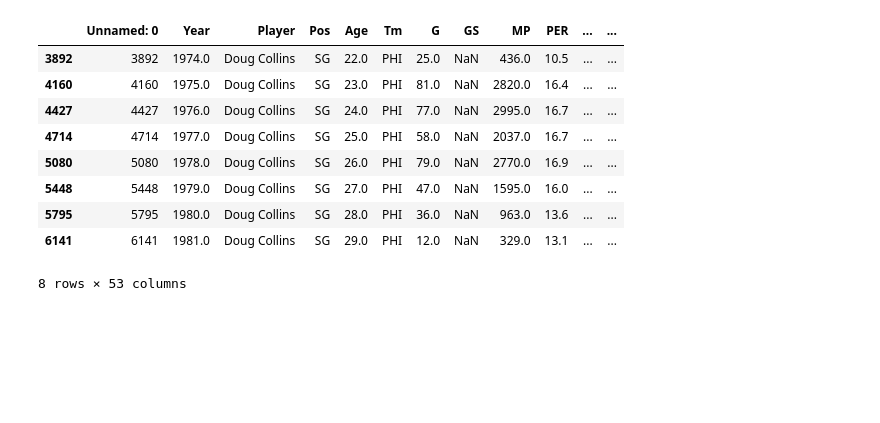
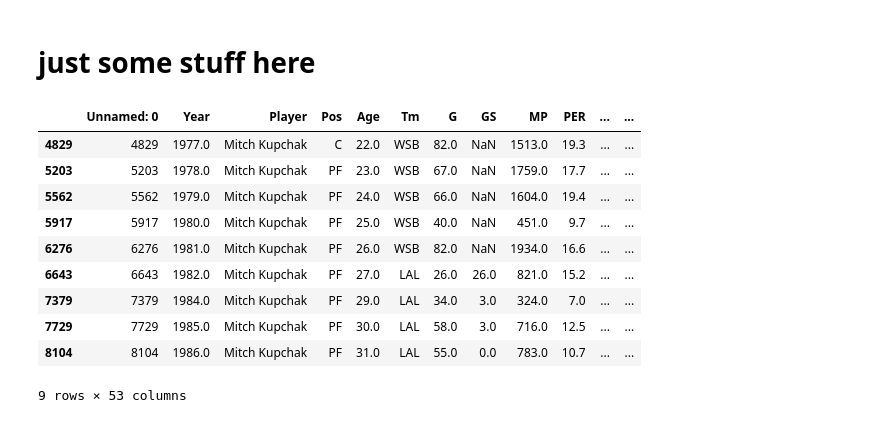
Before and after one commit to noogie13/nba-acl, a Jupyter notebook: analysis.ipynb, the cells around one changed output. Saved outputs shown, nothing was run; the diff lists cells and outputs as text; code cells hidden in the pictures; blank space fills up the shorter version.

```diff
--- a/analysis.ipynb
+++ b/analysis.ipynb
@@ -1,3 +1,5 @@
+# %% [markdown]
+# just some stuff here
 # %%
 from players import *
 from raw_players import players_raw
@@ -5,18 +7,19 @@ import numpy
 # %%
 player_list = [Player(name,years) for name,years in players_raw.items()]
 # %%
-player_list[1].stats
+player_list[3].stats
 # %% [output]
 |  | Unnamed: 0 | Year | Player | Pos | Age | Tm | G | GS | MP | PER | ... | ... |
-| 3892 | 3892 | 1974.0 | Doug Collins | SG | 22.0 | PHI | 25.0 | NaN | 436.0 | 10.5 | ... | ... |
-| 4160 | 4160 | 1975.0 | Doug Collins | SG | 23.0 | PHI | 81.0 | NaN | 2820.0 | 16.4 | ... | ... |
-| 4427 | 4427 | 1976.0 | Doug Collins | SG | 24.0 | PHI | 77.0 | NaN | 2995.0 | 16.7 | ... | ... |
-| 4714 | 4714 | 1977.0 | Doug Collins | SG | 25.0 | PHI | 58.0 | NaN | 2037.0 | 16.7 | ... | ... |
-| 5080 | 5080 | 1978.0 | Doug Collins | SG | 26.0 | PHI | 79.0 | NaN | 2770.0 | 16.9 | ... | ... |
-| 5448 | 5448 | 1979.0 | Doug Collins | SG | 27.0 | PHI | 47.0 | NaN | 1595.0 | 16.0 | ... | ... |
-| 5795 | 5795 | 1980.0 | Doug Collins | SG | 28.0 | PHI | 36.0 | NaN | 963.0 | 13.6 | ... | ... |
-| 6141 | 6141 | 1981.0 | Doug Collins | SG | 29.0 | PHI | 12.0 | NaN | 329.0 | 13.1 | ... | ... |
+| 4829 | 4829 | 1977.0 | Mitch Kupchak | C | 22.0 | WSB | 82.0 | NaN | 1513.0 | 19.3 | ... | ... |
+| 5203 | 5203 | 1978.0 | Mitch Kupchak | PF | 23.0 | WSB | 67.0 | NaN | 1759.0 | 17.7 | ... | ... |
+| 5562 | 5562 | 1979.0 | Mitch Kupchak | PF | 24.0 | WSB | 66.0 | NaN | 1604.0 | 19.4 | ... | ... |
+| 5917 | 5917 | 1980.0 | Mitch Kupchak | PF | 25.0 | WSB | 40.0 | NaN | 451.0 | 9.7 | ... | ... |
+| 6276 | 6276 | 1981.0 | Mitch Kupchak | PF | 26.0 | WSB | 82.0 | NaN | 1934.0 | 16.6 | ... | ... |
+| 6643 | 6643 | 1982.0 | Mitch Kupchak | PF | 27.0 | LAL | 26.0 | 26.0 | 821.0 | 15.2 | ... | ... |
+| 7379 | 7379 | 1984.0 | Mitch Kupchak | PF | 29.0 | LAL | 34.0 | 3.0 | 324.0 | 7.0 | ... | ... |
+| 7729 | 7729 | 1985.0 | Mitch Kupchak | PF | 30.0 | LAL | 58.0 | 3.0 | 716.0 | 12.5 | ... | ... |
+| 8104 | 8104 | 1986.0 | Mitch Kupchak | PF | 31.0 | LAL | 55.0 | 0.0 | 783.0 | 10.7 | ... | ... |
-8 rows × 53 columns
+9 rows × 53 columns
 # %%
 plot_stat(player_list,ppg,1)
 # %% [output]
```
Also changed, not shown: parts of 7 cells of this notebook, 1 other file.
